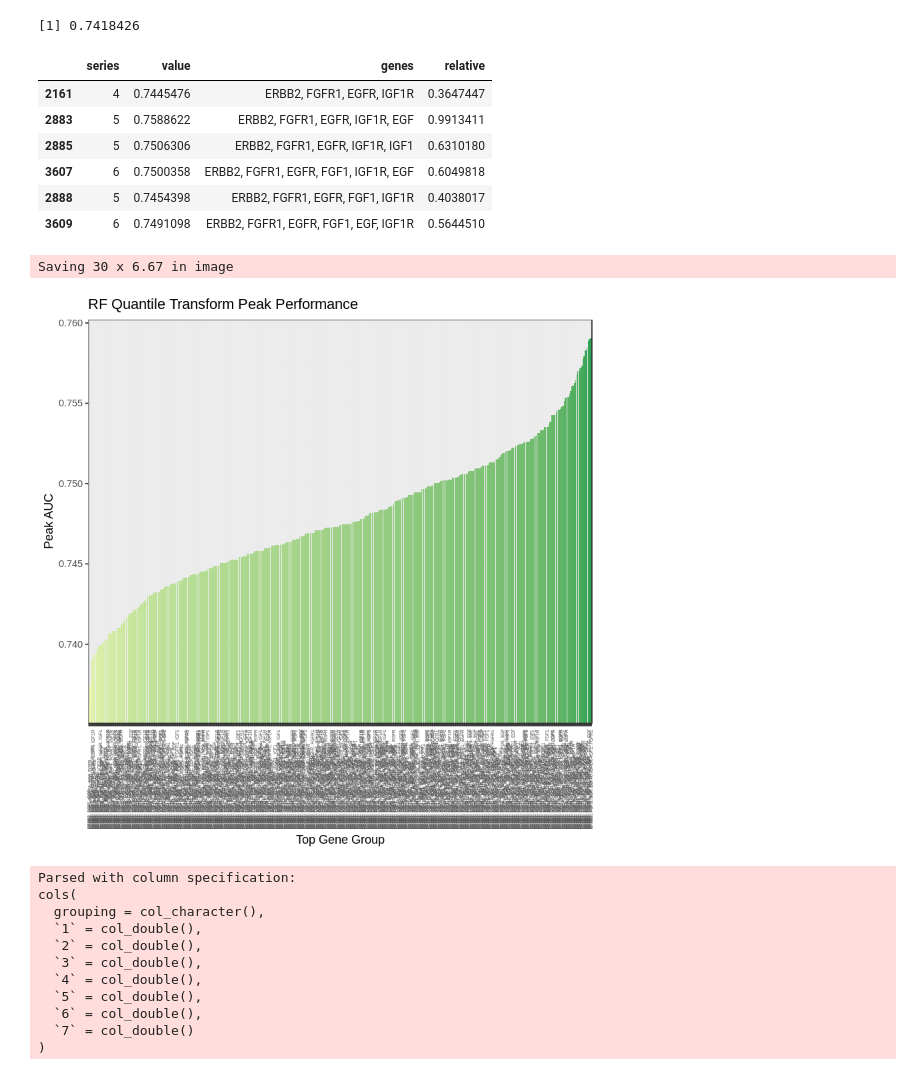
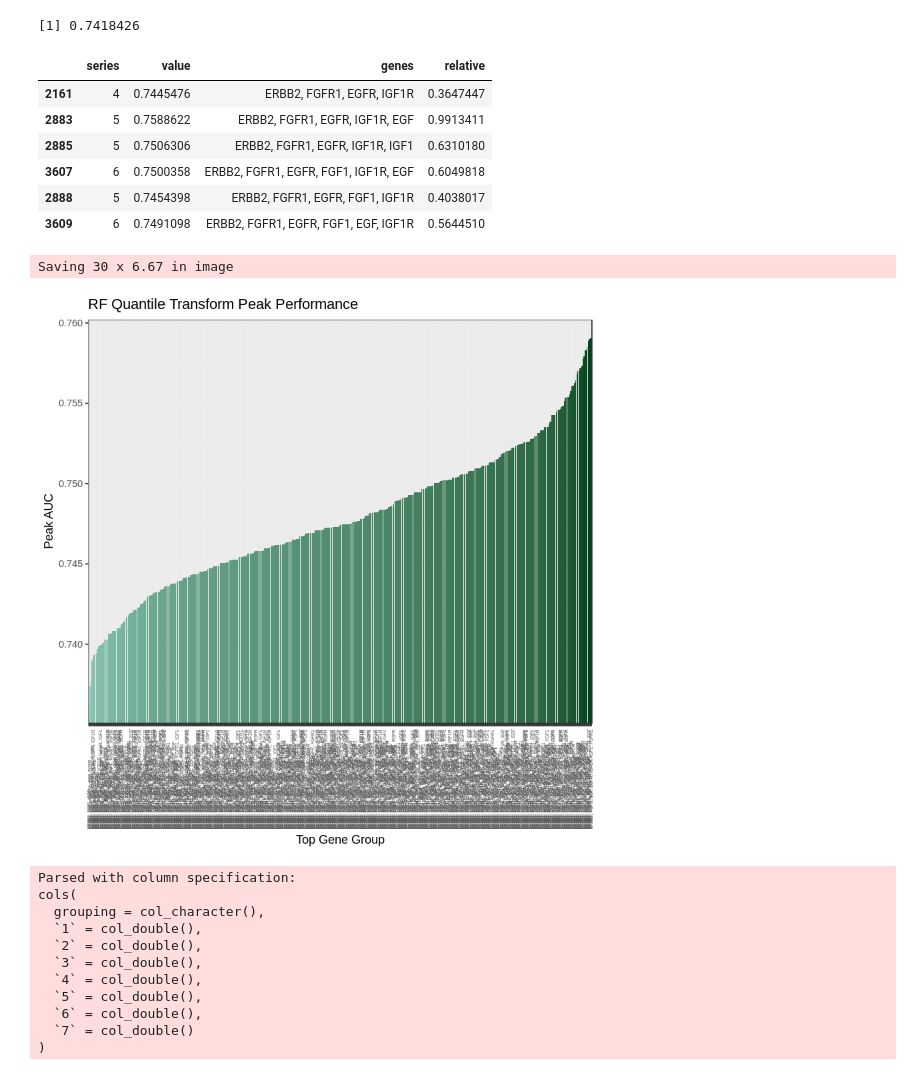
Before and after one commit to zence/SCCR, a Jupyter notebook: notebooks/scaling_methods_part_2.ipynb, the cells around one changed output. Drawn from its saved outputs; the diff is of its cells as text; code cells hidden in the pictures.

```diff
--- a/notebooks/scaling_methods_part_2.ipynb
+++ b/notebooks/scaling_methods_part_2.ipynb
@@ -404,7 +390,7 @@ ggrf.scale.hist <- ghist + geom_bar(stat = 'identity') + theme_bw() +
                   labs(title = "RF Standard Scale Peak Performance", x = "Top Gene Group", y = "Peak AUC") +
                   guides(fill = F) +
                   ylim(0, 1) +
-                  scale_fill_gradient(low = '#f7fcb9', high = '#31a354') +
+                  scale_fill_gradient(low = '#99d8c9', high = '#00441b') +
                   theme(axis.text.x = element_text(angle = 90, size = 4, vjust = 0.5, hjust = 0)) +
                   coord_cartesian(ylim = c(min(peak.vals$value), max(peak.vals$value)))
 
@@ -474,7 +460,7 @@ ggrf.robust.hist <- ghist + geom_bar(stat = 'identity') + theme_bw() +
                   labs(title = "RF Robust Scale Peak Performance", x = "Top Gene Group", y = "Peak AUC") +
                   guides(fill = F) +
                   ylim(0, 1) +
-                  scale_fill_gradient(low = '#f7fcb9', high = '#31a354') +
+                  scale_fill_gradient(low = '#99d8c9', high = '#00441b') +
                   theme(axis.text.x = element_text(angle = 90, size = 4, vjust = 0.5, hjust = 0)) +
                   coord_cartesian(ylim = c(min(peak.vals$value), max(peak.vals$value)))
 
@@ -532,35 +518,35 @@ for (grouping in groupings){
     max.val$genes <- paste(unlist(strsplit(grouping, '_'))[1:max(as.numeric(max.val$series))], sep = '', collapse = ', ')
     peak.vals <- rbind(peak.vals, max.val)
 
 }
 peak.vals <- unique(peak.vals[, c('series', 'value', 'genes')])
 peak.vals$genes <- factor(peak.vals$genes, levels = peak.vals$genes[order(peak.vals$value)])
 
 peak.vals$relative <- norm_scale(peak.vals$value)
 head(peak.vals)
 
 ghist <- ggplot(peak.vals, aes(x = genes, y = peak.vals$value, fill = relative))
 ggrf.quantile.hist <- ghist + geom_bar(stat = 'identity') + theme_bw() +
                   labs(title = "RF Quantile Transform Peak Performance", x = "Top Gene Group", y = "Peak AUC") +
                   guides(fill = F) +
                   ylim(0, 1) +
-                  scale_fill_gradient(low = '#f7fcb9', high = '#31a354') +
+                  scale_fill_gradient(low = '#99d8c9', high = '#00441b') +
                   theme(axis.text.x = element_text(angle = 90, size = 4, vjust = 0.5, hjust = 0)) +
                   coord_cartesian(ylim = c(min(peak.vals$value), max(peak.vals$value)))
 
 ggrf.quantile.hist
 
 ggsave('peak_performance_scale.pdf', ggrf.quantile.hist, device = 'pdf', width = 30)
 # %% [output]
 |  | series | value | genes | relative |
 | 2161 | 4 | 0.7445476 | ERBB2, FGFR1, EGFR, IGF1R | 0.3647447 |
 | 2883 | 5 | 0.7588622 | ERBB2, FGFR1, EGFR, IGF1R, EGF | 0.9913411 |
 | 2885 | 5 | 0.7506306 | ERBB2, FGFR1, EGFR, IGF1R, IGF1 | 0.6310180 |
 | 3607 | 6 | 0.7500358 | ERBB2, FGFR1, EGFR, FGF1, IGF1R, EGF | 0.6049818 |
 | 2888 | 5 | 0.7454398 | ERBB2, FGFR1, EGFR, FGF1, IGF1R | 0.4038017 |
 | 3609 | 6 | 0.7491098 | ERBB2, FGFR1, EGFR, FGF1, EGF, IGF1R | 0.5644510 |
 Saving 30 x 6.67 in image
-[figure, old version]
+[figure, new version]
 # %%
 # Load RandomForest results and find average AUC of series
 rf.norm.results = as.data.frame(read_tsv('../results/auc_norm_quan_rf_results.tsv'))
```
Also changed, not shown: parts of 6 cells of this notebook, 6 other files.
